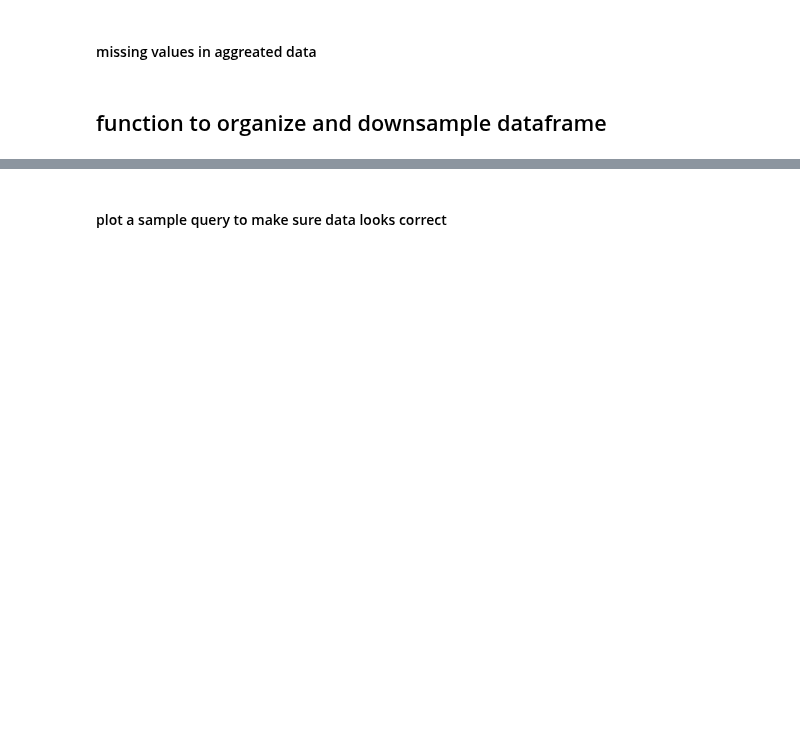
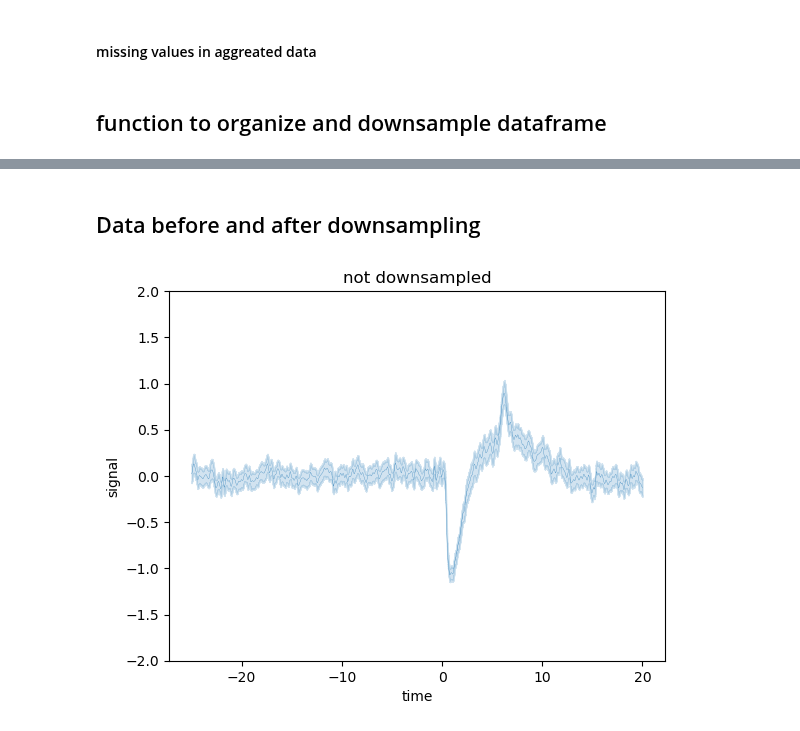
Before and after one commit to Mschaid/ENIGMA, a Jupyter notebook: notebooks/downsampling_iteration.ipynb, the cells around one changed output, grey strips where cells are left out. Saved outputs shown, nothing was run; the diff lists cells and outputs as text; code cells hidden in the pictures; blank space fills up the shorter version.

```diff
--- a/notebooks/downsampling_iteration.ipynb
+++ b/notebooks/downsampling_iteration.ipynb
@@ -95,6 +110,6 @@ def agg_data_no_downsample(df, group_by_cols, agg_dict,):
 # %%
-grouped_raw_data = agg_data_no_downsample(df = raw_data,
-                                          group_by_cols = group_by_list,
-                                          agg_dict = agg_dict
-                                        )
-                                        #    ignore_for_sorting='time',
+fake_downsampled = down_sample_data(df = raw_data,
+                               group_by_cols=group_by_list,
+                               agg_dict = agg_dict,
+                               ignore_for_sorting = 'time',
+                               downsample_rate=1)
@@ -103,2 +134,2 @@ query for day 1, cue, dopamine
 # %%
-da1_cue_dopamine_query = 'day==5 & event=="cue" & sensor=="DA" & trial == 1'
+day_3_cue_da_query = "day==3 & event=='cue' & sensor=='DA'"
@@ -111,2 +135,0 @@ d1_cue_da_ds = downsampled.query(da1_cue_dopamine_query)
-# %% [markdown]
-#### plot a sample query to make sure data looks correct
@@ -117,0 +136,9 @@ downsampled.query('day==1 & event=="cue" & sensor=="DA" & trial == 1')
+# %%
+day_3_cue_da_ds = downsampled.query(day_3_cue_da_query)
+da_3_cue_da_not_ds = fake_downsampled.query(day_3_cue_da_query)
+# %% [markdown]
+## Data before and after downsampling
+# %%
+plot_data(da_3_cue_da_not_ds, 'not downsampled')
+# %% [output]
+[figure, added]
```
Also changed, not shown: parts of 26 cells of this notebook.
